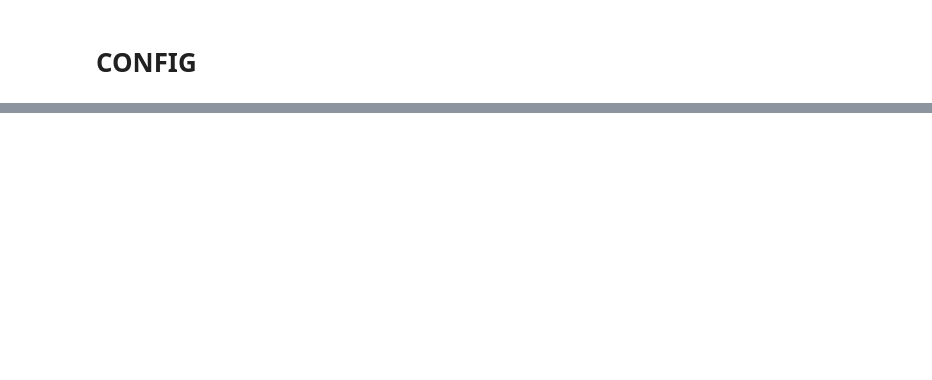
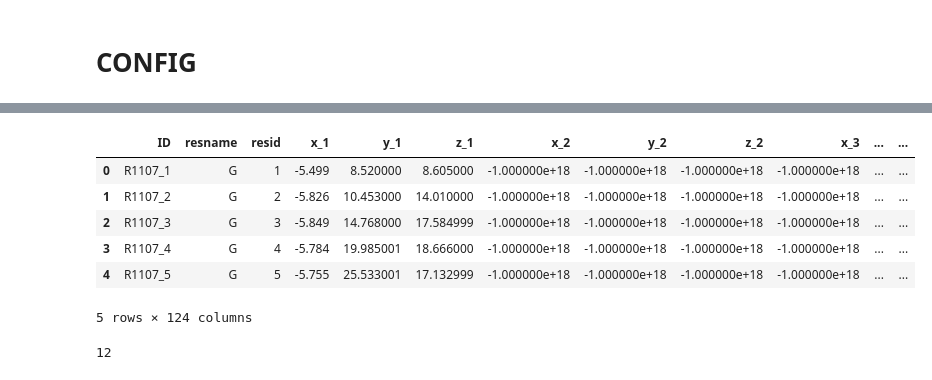
Before and after one commit to coffeemil9/RNA, a Jupyter notebook: notebook/0. EDA.ipynb, the cells around one changed output, grey strips where cells are left out. Saved outputs shown, nothing was run; the diff lists cells and outputs as text; code cells hidden in the pictures; blank space fills up the shorter version.

Commit message:
Add new file and update notebooks

```diff
--- a/notebook/0. EDA.ipynb
+++ b/notebook/0. EDA.ipynb
@@ -632,0 +93,20 @@ score(true_df, pred_df, 'ID')
+# %%
+train_seq_path = f'/notebooks/{compe_name}/data/train_sequences.csv'
+train_labels_path = f'/notebooks/{compe_name}/data/train_labels.csv'
+
+val_seq_path = f'/notebooks/{compe_name}/data/validation_sequences.csv'
+val_labels_path = f'/notebooks/{compe_name}/data/validation_labels.csv'
+
+test_seq_path = f'/notebooks/{compe_name}/data/test_sequences.csv'
+sub_path = f'/notebooks/{compe_name}/data/sample_submission.csv'
+# %%
+train_seq = pd.read_csv(train_seq_path)
+train_labels = pd.read_csv(train_labels_path)
+train_labels["pdb_id"] = train_labels["ID"].apply(lambda x: x.split("_")[0]+'_'+x.split("_")[1])
+
+val_seq = pd.read_csv(val_seq_path)
+val_labels = pd.read_csv(val_labels_path)
+val_labels["pdb_id"] = val_labels["ID"].apply(lambda x: x.split("_")[0])
+
+test_seq = pd.read_csv(test_seq_path)
+submission = pd.read_csv(sub_path)
@@ -632,0 +304,14 @@ score(true_df, pred_df, 'ID')
+# %%
+val_labels.head()
+# %% [output]
+|  | ID | resname | resid | x_1 | y_1 | z_1 | x_2 | y_2 | z_2 | x_3 | ... | ... |
+| 0 | R1107_1 | G | 1 | -5.499 | 8.520000 | 8.605000 | -1.000000e+18 | -1.000000e+18 | -1.000000e+18 | -1.000000e+18 | ... | ... |
+| 1 | R1107_2 | G | 2 | -5.826 | 10.453000 | 14.010000 | -1.000000e+18 | -1.000000e+18 | -1.000000e+18 | -1.000000e+18 | ... | ... |
+| 2 | R1107_3 | G | 3 | -5.849 | 14.768000 | 17.584999 | -1.000000e+18 | -1.000000e+18 | -1.000000e+18 | -1.000000e+18 | ... | ... |
+| 3 | R1107_4 | G | 4 | -5.784 | 19.985001 | 18.666000 | -1.000000e+18 | -1.000000e+18 | -1.000000e+18 | -1.000000e+18 | ... | ... |
+| 4 | R1107_5 | G | 5 | -5.755 | 25.533001 | 17.132999 | -1.000000e+18 | -1.000000e+18 | -1.000000e+18 | -1.000000e+18 | ... | ... |
+5 rows × 124 columns
+# %%
+print(val_labels['pdb_id'].nunique())
+# %% [output]
+12
```
Also changed, not shown: parts of 70 cells of this notebook, 4 other files.
